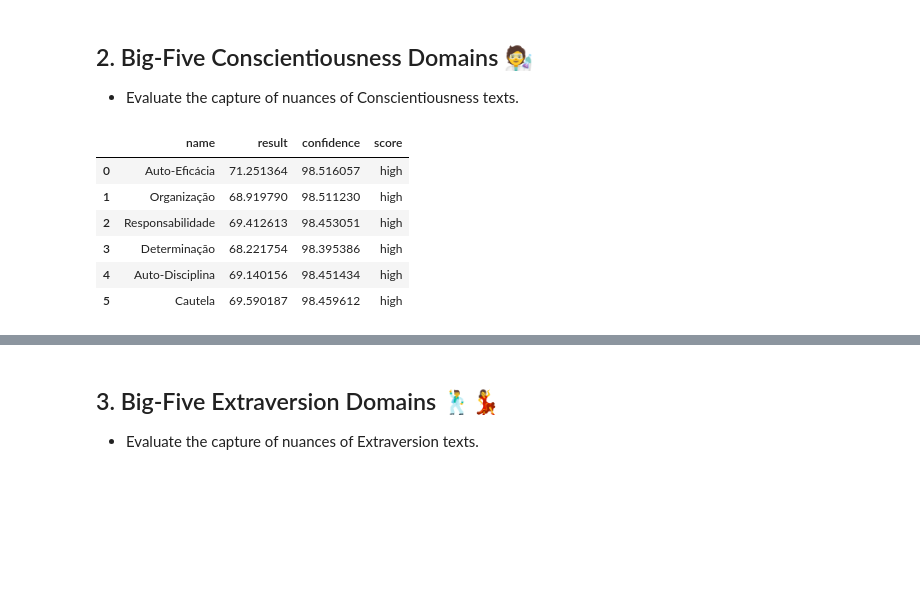
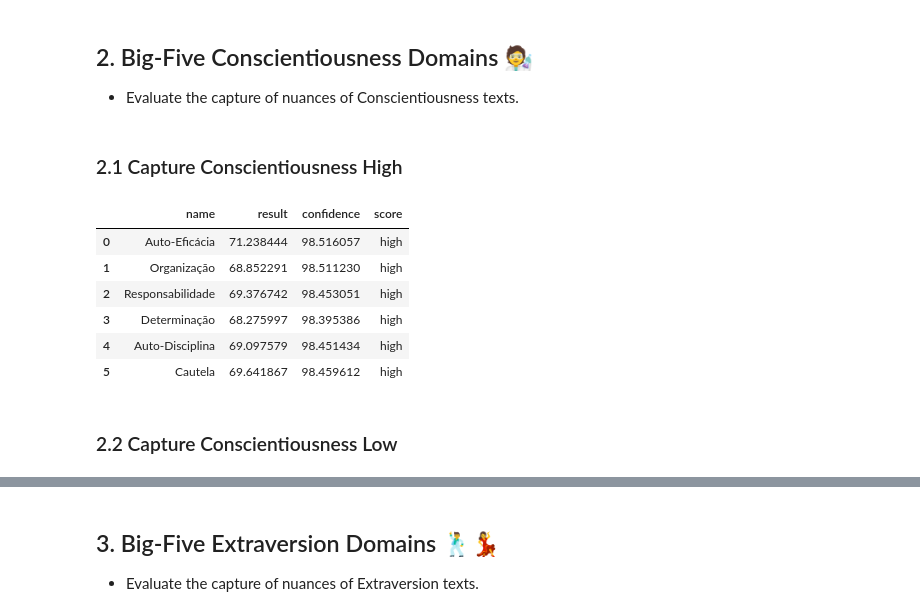
Before and after one commit to NeuroQuestAi/neuroquest-examples, a Jupyter notebook: products/persona-predict/notebooks/Persona-Predict-Eval-PT-BR.ipynb, the cells around one changed output, grey strips where cells are left out. Drawn from its saved outputs; the diff is of its cells as text; code cells hidden in the pictures; blank space fills up the shorter version.

Commit message:
feat: EDA Persona Predict V2

```diff
--- a/products/persona-predict/notebooks/Persona-Predict-Eval-PT-BR.ipynb
+++ b/products/persona-predict/notebooks/Persona-Predict-Eval-PT-BR.ipynb
@@ -18,8 +18,8 @@ NQ_PASSWORD = os.getenv("NQ_PASSWORD")
 assert NQ_USER is not None, "set the user"
 assert NQ_PASSWORD is not None, "set the password"
 # %%
-def create_analysis(name: str, essay: str, domain: str) -> dict:
-    return U.api_predict_create(
+def create_analysis(name: str, essay: str, domain: str, level: str) -> dict:
+    analysis = U.api_predict_create(
         token=U.api_login(user=NQ_USER, password=NQ_PASSWORD).get("data").get("token"),
         data={
             "name": name,
@@ -29,6 +29,8 @@ def create_analysis(name: str, essay: str, domain: str) -> dict:
         },
         save_result=False,
     )
+    U.api_save_result_domain(data=analysis, domain=domain, level=level)
+    return analysis
 # %% [markdown]
 ## 1. Big-Five Openness Domains 🧑‍🎨
 
@@ -119,6 +141,8 @@ pd.DataFrame(score_openness_facets, columns=["name", "result", "confidence", "sc
 ## 2. Big-Five Conscientiousness Domains 🧑‍🔬
 
 - Evaluate the capture of nuances of Conscientiousness texts.
+# %% [markdown]
+### 2.1 Capture Conscientiousness High
 # %%
 essay_pt_br_C_high = """
 Sou uma pessoa que leva a sério minhas responsabilidades. Gosto de manter tudo organizado, desde meu espaço de trabalho
@@ -128,25 +152,34 @@ comprometo com algo, dou o meu melhor para entregar um trabalho bem feito e dent
 cumprir o que prometo é fundamental.
 """
 # %%
-analysis = create_analysis(name="Conscientiousness", essay=essay_pt_br_C_high, domain="C")
+analysis = create_analysis(
+    name="Conscientiousness",
+    essay=" ".join(essay_pt_br_C_high.split()),
+    domain="C",
+    level="high",
+)
 # %%
 score_conscientiousness_facets = (
     analysis.get("data")
     .get("person")
     .get("analysis")
     .get("personalities")[0]
     .get("conscientiousness")
     .get("traits")
 )
-pd.DataFrame(score_conscientiousness_facets, columns=["name", "result", "confidence", "score"])
+pd.DataFrame(
+    score_conscientiousness_facets, columns=["name", "result", "confidence", "score"]
+)
 # %% [output]
 |  | name | result | confidence | score |
-| 0 | Auto-Eficácia | 71.251364 | 98.516057 | high |
-| 1 | Organização | 68.919790 | 98.511230 | high |
-| 2 | Responsabilidade | 69.412613 | 98.453051 | high |
-| 3 | Determinação | 68.221754 | 98.395386 | high |
-| 4 | Auto-Disciplina | 69.140156 | 98.451434 | high |
-| 5 | Cautela | 69.590187 | 98.459612 | high |
+| 0 | Auto-Eficácia | 71.238444 | 98.516057 | high |
+| 1 | Organização | 68.852291 | 98.511230 | high |
+| 2 | Responsabilidade | 69.376742 | 98.453051 | high |
+| 3 | Determinação | 68.275997 | 98.395386 | high |
+| 4 | Auto-Disciplina | 69.097579 | 98.451434 | high |
+| 5 | Cautela | 69.641867 | 98.459612 | high |
+# %% [markdown]
+### 2.2 Capture Conscientiousness Low
 # %%
 essay_pt_br_C_low = """
 Costumo ser mais espontâneo e não me prendo muito a rotinas ou planejamentos. Prefiro viver o momento, e a ideia de seguir
```
Also changed, not shown: parts of 51 cells of this notebook, 25 other files.
